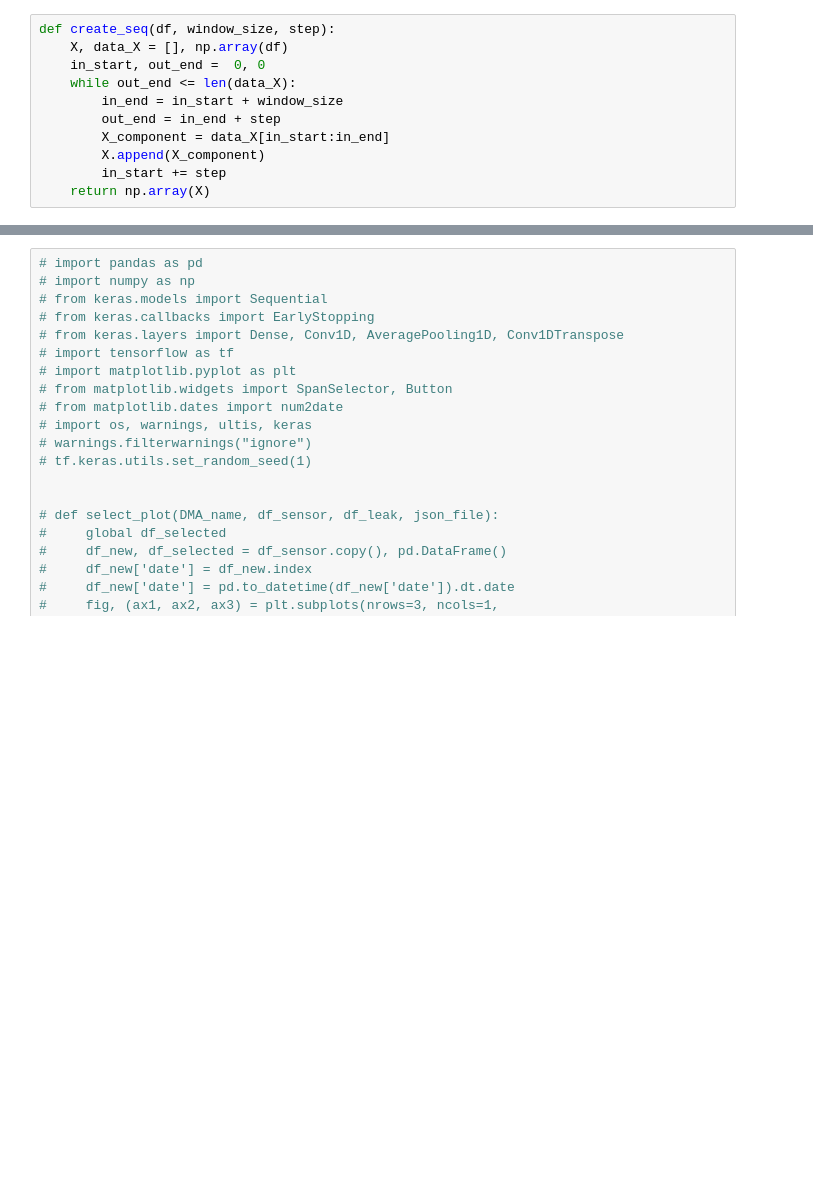
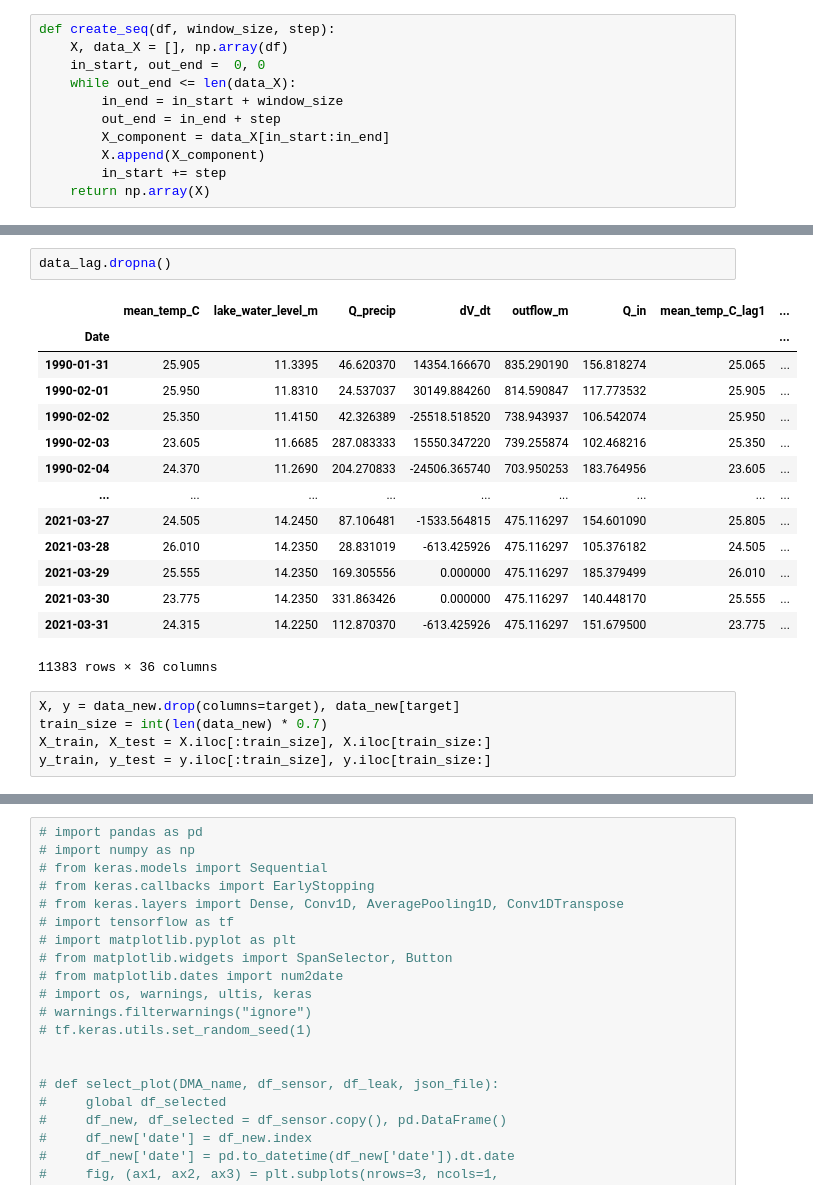
Before and after one commit to Lam-V-Nguyen/Forecast, a Jupyter notebook: process.ipynb, the cells around one changed output, grey strips where cells are left out. Drawn from its saved outputs; the diff is of its cells as text; blank space fills up the shorter version.

```diff
--- a/process.ipynb
+++ b/process.ipynb
@@ -34,0 +89,22 @@ Index(['ppt_mm', 'mean_temp_C', 'lake_water_level_m', 'inflow_m', 'Q_precip',
+# %%
+data_lag.dropna()
+# %% [output]
+|  | mean_temp_C | lake_water_level_m | Q_precip | dV_dt | outflow_m | Q_in | mean_temp_C_lag1 | ... |
+| Date |  |  |  |  |  |  |  | ... |
+| 1990-01-31 | 25.905 | 11.3395 | 46.620370 | 14354.166670 | 835.290190 | 156.818274 | 25.065 | ... |
+| 1990-02-01 | 25.950 | 11.8310 | 24.537037 | 30149.884260 | 814.590847 | 117.773532 | 25.905 | ... |
+| 1990-02-02 | 25.350 | 11.4150 | 42.326389 | -25518.518520 | 738.943937 | 106.542074 | 25.950 | ... |
+| 1990-02-03 | 23.605 | 11.6685 | 287.083333 | 15550.347220 | 739.255874 | 102.468216 | 25.350 | ... |
+| 1990-02-04 | 24.370 | 11.2690 | 204.270833 | -24506.365740 | 703.950253 | 183.764956 | 23.605 | ... |
+| ... | ... | ... | ... | ... | ... | ... | ... | ... |
+| 2021-03-27 | 24.505 | 14.2450 | 87.106481 | -1533.564815 | 475.116297 | 154.601090 | 25.805 | ... |
+| 2021-03-28 | 26.010 | 14.2350 | 28.831019 | -613.425926 | 475.116297 | 105.376182 | 24.505 | ... |
+| 2021-03-29 | 25.555 | 14.2350 | 169.305556 | 0.000000 | 475.116297 | 185.379499 | 26.010 | ... |
+| 2021-03-30 | 23.775 | 14.2350 | 331.863426 | 0.000000 | 475.116297 | 140.448170 | 25.555 | ... |
+| 2021-03-31 | 24.315 | 14.2250 | 112.870370 | -613.425926 | 475.116297 | 151.679500 | 23.775 | ... |
+11383 rows × 36 columns
+# %%
+X, y = data_new.drop(columns=target), data_new[target]
+train_size = int(len(data_new) * 0.7)
+X_train, X_test = X.iloc[:train_size], X.iloc[train_size:]
+y_train, y_test = y.iloc[:train_size], y.iloc[train_size:]
```
Also changed, not shown: parts of 12 cells of this notebook.
